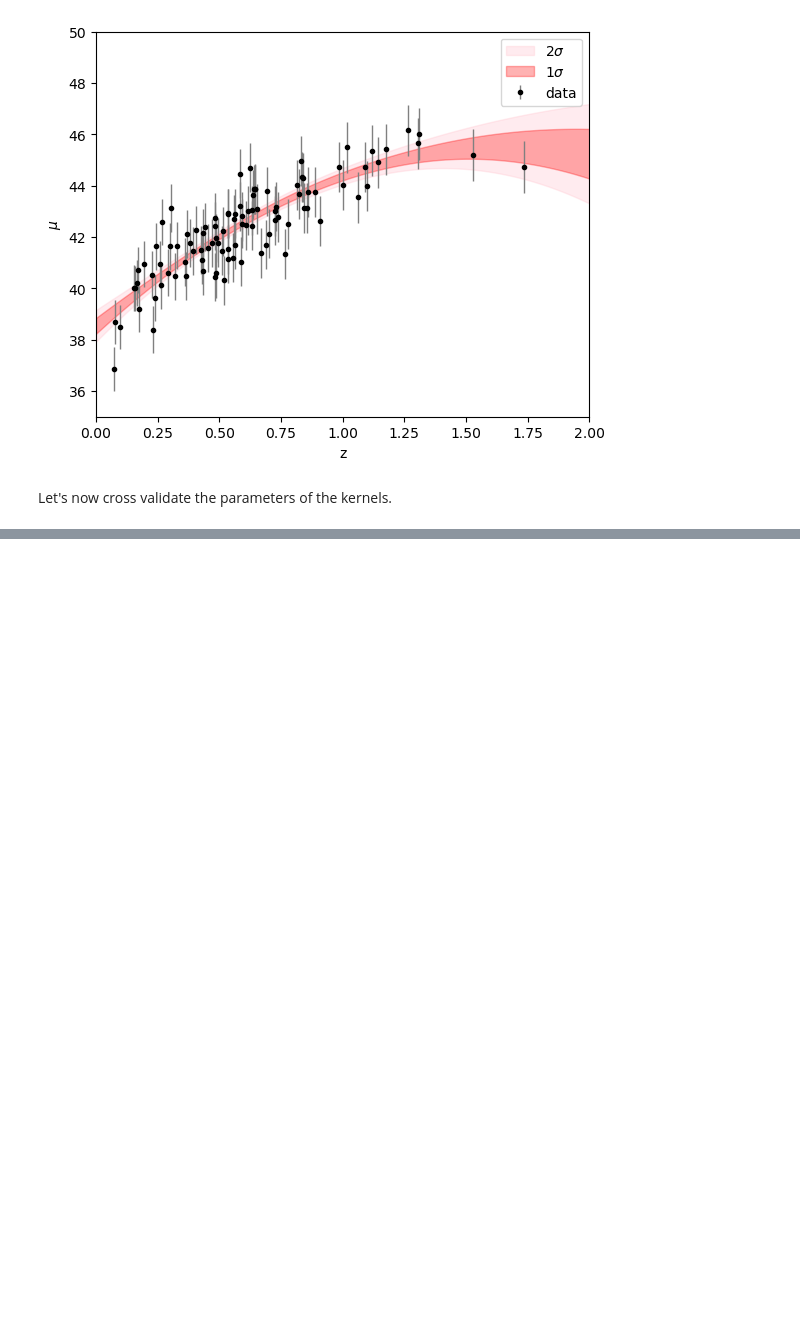
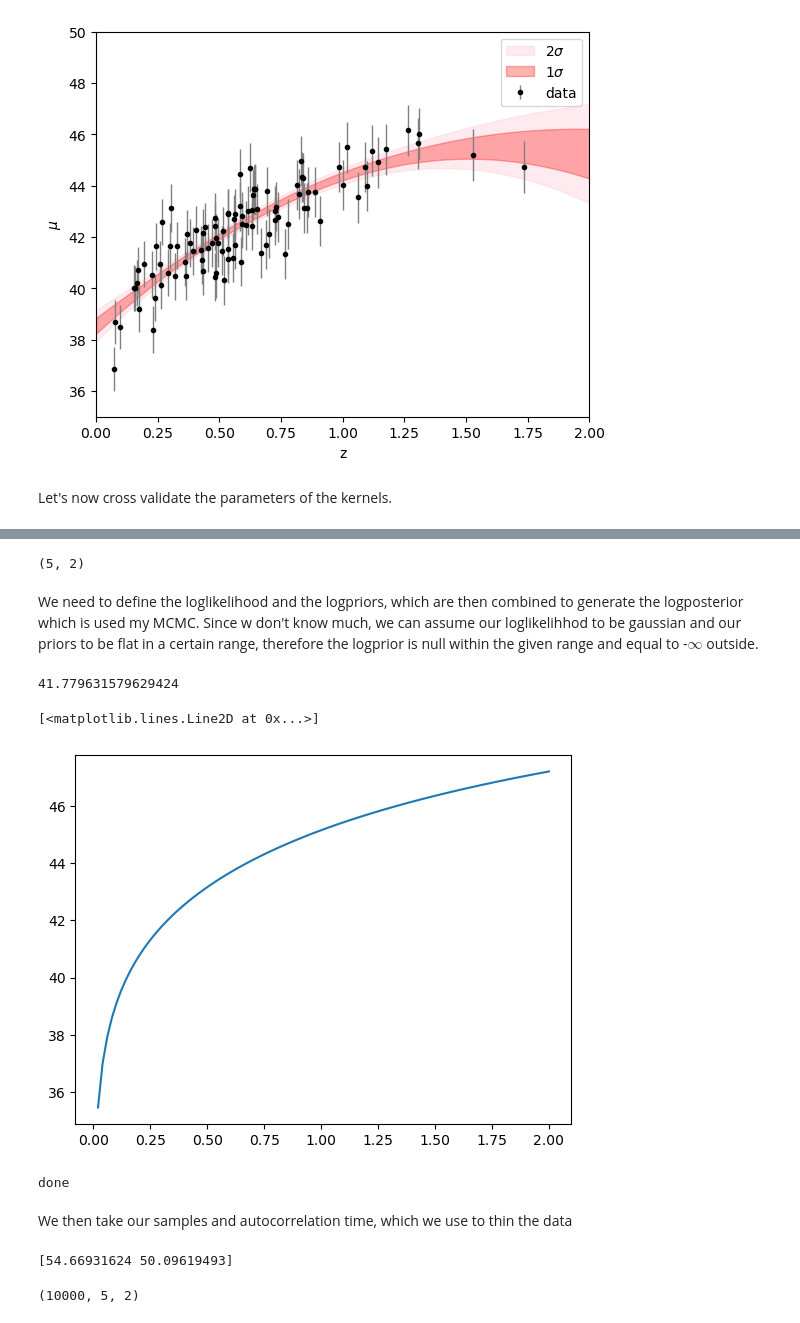
Before and after one commit to lisam10/astrostatistics_bicocca_2024, a Jupyter notebook: working/W18_GPR.ipynb, the cells around one changed output, grey strips where cells are left out. Drawn from its saved outputs; the diff is of its cells as text; code cells hidden in the pictures; blank space fills up the shorter version.

```diff
--- a/working/W18_GPR.ipynb
+++ b/working/W18_GPR.ipynb
@@ -150,0 +179,17 @@ I guess they are the same? GPR is able to get to the best parameters itself, at
+# %%
+n_dim = 2
+n_walkers = 5
+n_steps = int(1e+4)
+
+data = np.array([z_sample, mu_sample, dmu]).T
+
+H_0_min, H_0_max = 50, 100
+omega_min, omega_max = 0.1, 1
+c = 3e+6
+
+starting_guesses = np.array([50, 0.1]) + 0.1 * np.random.randn(n_walkers, n_dim)
+print(starting_guesses.shape)
+# %% [output]
+(5, 2)
+# %% [markdown]
+We need to define the loglikelihood and the logpriors, which are then combined to generate the logposterior which is used my MCMC. Since w don't know much, we can assume our loglikelihhod to be gaussian and our priors to be flat in a certain range, therefore the logprior is null within the given range and equal to -$\infty$ outside.
@@ -150,0 +205,14 @@ I guess they are the same? GPR is able to get to the best parameters itself, at
+# %%
+from astropy.cosmology import LambdaCDM
+
+def model(z, H0, Om=1):
+    cosmo_tmp = LambdaCDM(H0=H0, Om0=Om, Ode0=1-Om)
+    return cosmo_tmp.distmod(z).value
+# %%
+print(model(z_sample[0], 50, 0.1))
+
+plt.plot(z, model(z, 50, 0.1))
+# %% [output]
+41.779631579629424
+[<matplotlib.lines.Line2D at 0x...>]
+[figure, added]
@@ -150,0 +237,19 @@ I guess they are the same? GPR is able to get to the best parameters itself, at
+# %%
+sampler = emcee.EnsembleSampler(n_walkers, n_dim, log_posterior, args=[data])
+sampler.run_mcmc(starting_guesses, n_steps)
+
+print("done")
+# %% [output]
+done
+# %% [markdown]
+We then take our samples and autocorrelation time, which we use to thin the data
+# %%
+samples = sampler.get_chain()
+tau = sampler.get_autocorr_time()
+print(tau)
+# %% [output]
+[54.66931624 50.09619493]
+# %%
+samples.shape
+# %% [output]
+(10000, 5, 2)
```
Also changed, not shown: parts of 30 cells of this notebook.
